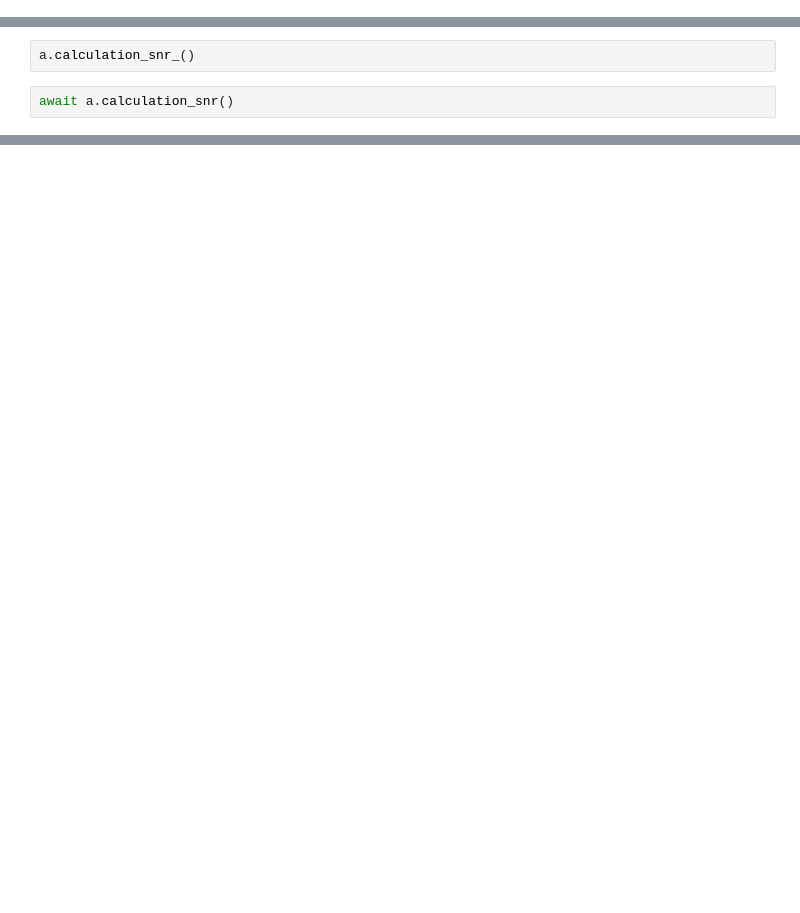
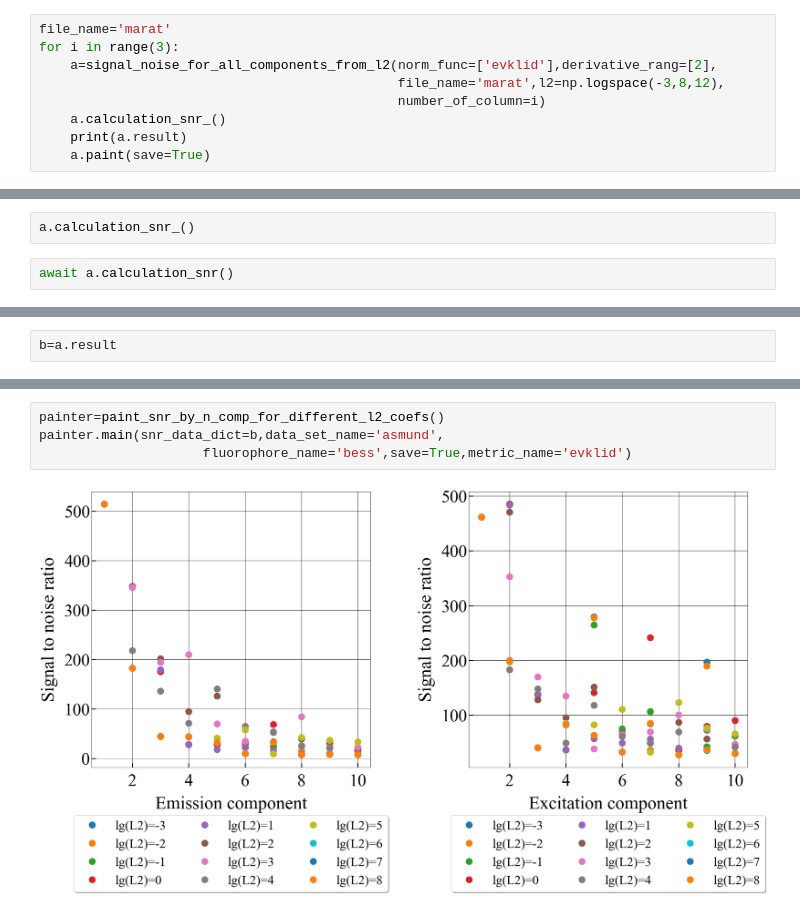
Before and after one commit to 89605502155/ml_python, a Jupyter notebook: test3.ipynb, the cells around one changed output, grey strips where cells are left out. Cells and saved outputs as stored; diff of their text form; blank space fills up the shorter version.

```diff
--- a/test3.ipynb
+++ b/test3.ipynb
@@ -4,4 +4,13 @@ import numpy as np
 import asyncio
 # %%
 from model_script.signal_noise_for_all_components_from_l2 import signal_noise_for_all_components_from_l2
+# %%
+file_name='marat'
+for i in range(3):
+    a=signal_noise_for_all_components_from_l2(norm_func=['evklid'],derivative_rang=[2],
+                                              file_name='marat',l2=np.logspace(-3,8,12),
+                                              number_of_column=i)
+    a.calculation_snr_()
+    print(a.result)
+    a.paint(save=True)
 # %%
@@ -33,3 +22,5 @@ a.result
+# %%
+b=a.result
 # %%
 a.paint(save=False)
 # %% [output]
@@ -41,0 +124,6 @@ AttributeError: 'NoneType' object has no attribute 'keys'
+# %%
+painter=paint_snr_by_n_comp_for_different_l2_coefs()
+painter.main(snr_data_dict=b,data_set_name='asmund',
+                     fluorophore_name='bess',save=True,metric_name='evklid')
+# %% [output]
+[figure, added]
```
Also changed, not shown: parts of 7 cells of this notebook, 24 other files.
